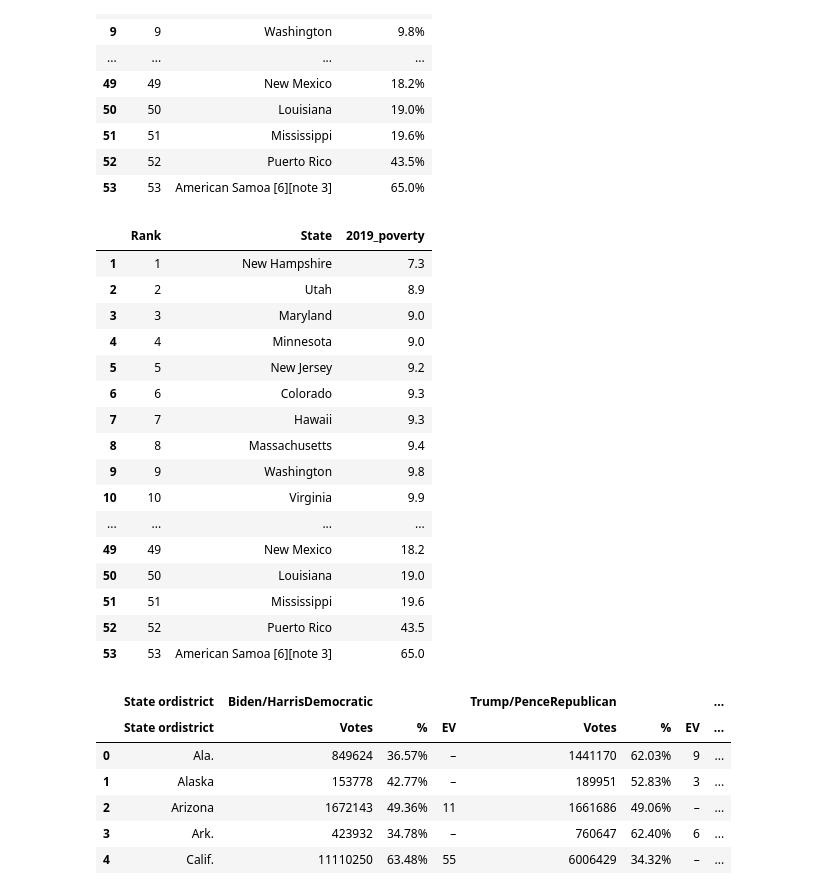
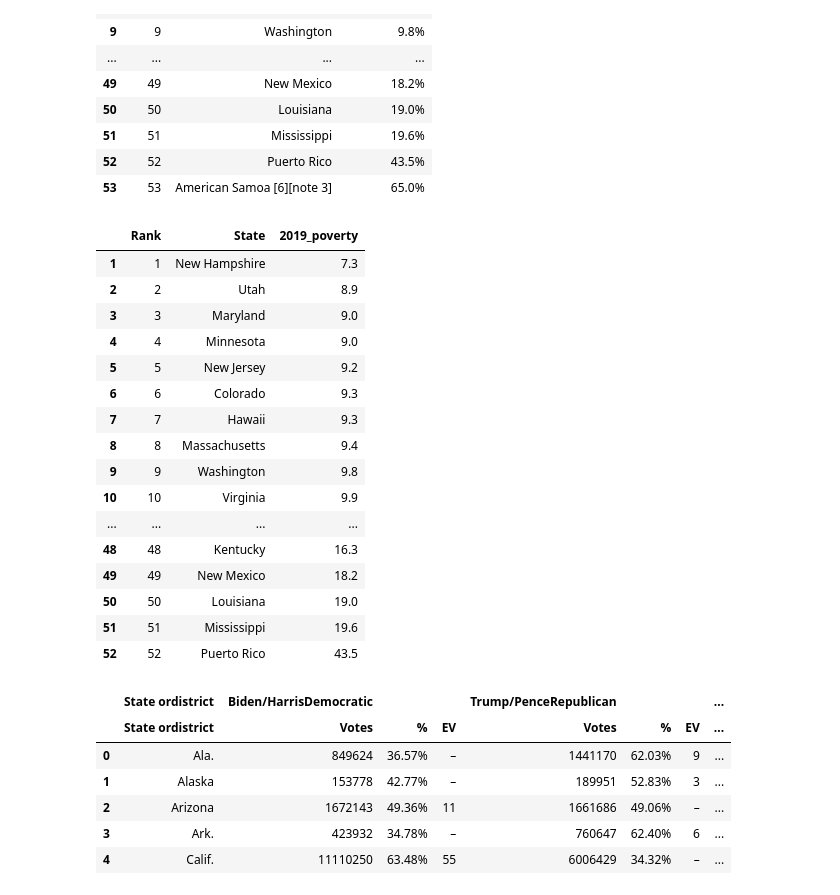
Before and after one commit to gucaselo/MAS-Project, a Jupyter notebook: scraped_cleaned_data.ipynb, the cells around one changed output. Drawn from its saved outputs; the diff is of its cells as text; code cells hidden in the pictures.

Commit message:
removed territories from poverty data

```diff
--- a/scraped_cleaned_data.ipynb
+++ b/scraped_cleaned_data.ipynb
@@ -63,29 +63,29 @@ poverty_df
 | 52 | 52 | Puerto Rico | 43.5% |
 | 53 | 53 | American Samoa [6][note 3] | 65.0% |
 # %%
-poverty_df = poverty_df.drop([0])
+poverty_df = poverty_df.drop([0, 53])
 
 poverty_df['2019_poverty'] = poverty_df['2019_poverty'].str.rstrip('%').astype(float)
 
 poverty_df
 # %% [output]
 |  | Rank | State | 2019_poverty |
 | 1 | 1 | New Hampshire | 7.3 |
 | 2 | 2 | Utah | 8.9 |
 | 3 | 3 | Maryland | 9.0 |
 | 4 | 4 | Minnesota | 9.0 |
 | 5 | 5 | New Jersey | 9.2 |
 | 6 | 6 | Colorado | 9.3 |
 | 7 | 7 | Hawaii | 9.3 |
 | 8 | 8 | Massachusetts | 9.4 |
 | 9 | 9 | Washington | 9.8 |
 | 10 | 10 | Virginia | 9.9 |
 | ... | ... | ... | ... |
+| 48 | 48 | Kentucky | 16.3 |
 | 49 | 49 | New Mexico | 18.2 |
 | 50 | 50 | Louisiana | 19.0 |
 | 51 | 51 | Mississippi | 19.6 |
 | 52 | 52 | Puerto Rico | 43.5 |
-| 53 | 53 | American Samoa [6][note 3] | 65.0 |
 # %%
 clean_poverty_df = poverty_df
 # %%
```
Also changed, not shown: 1 other file.
